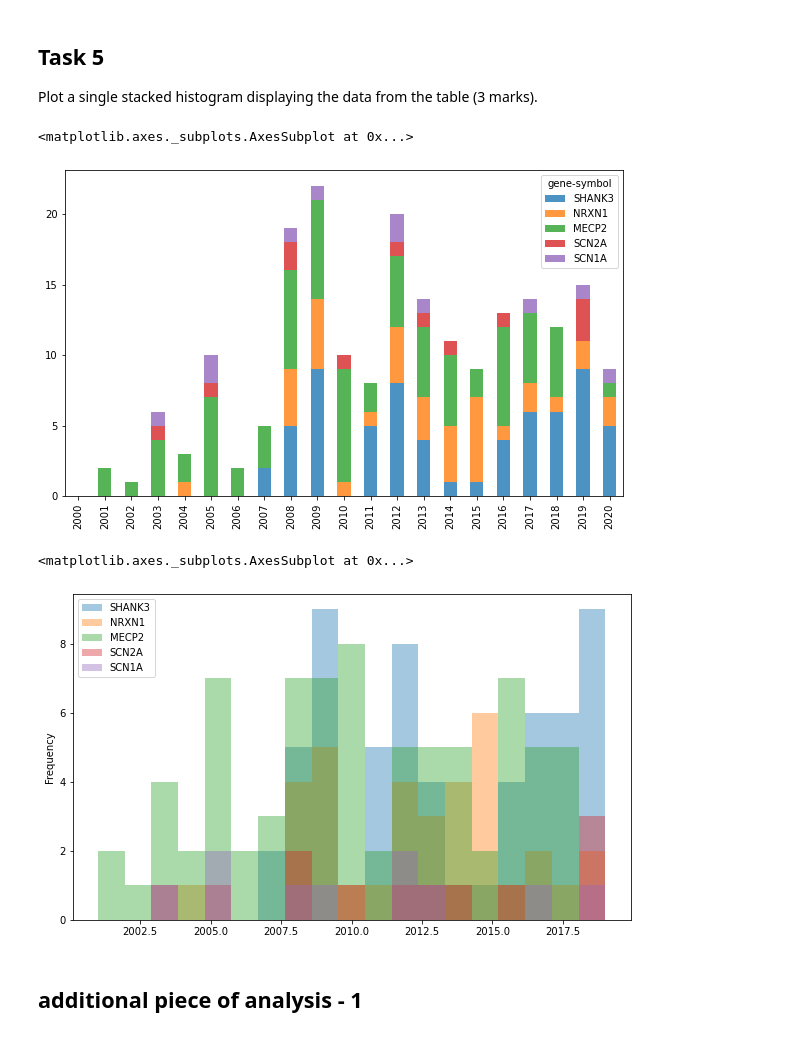
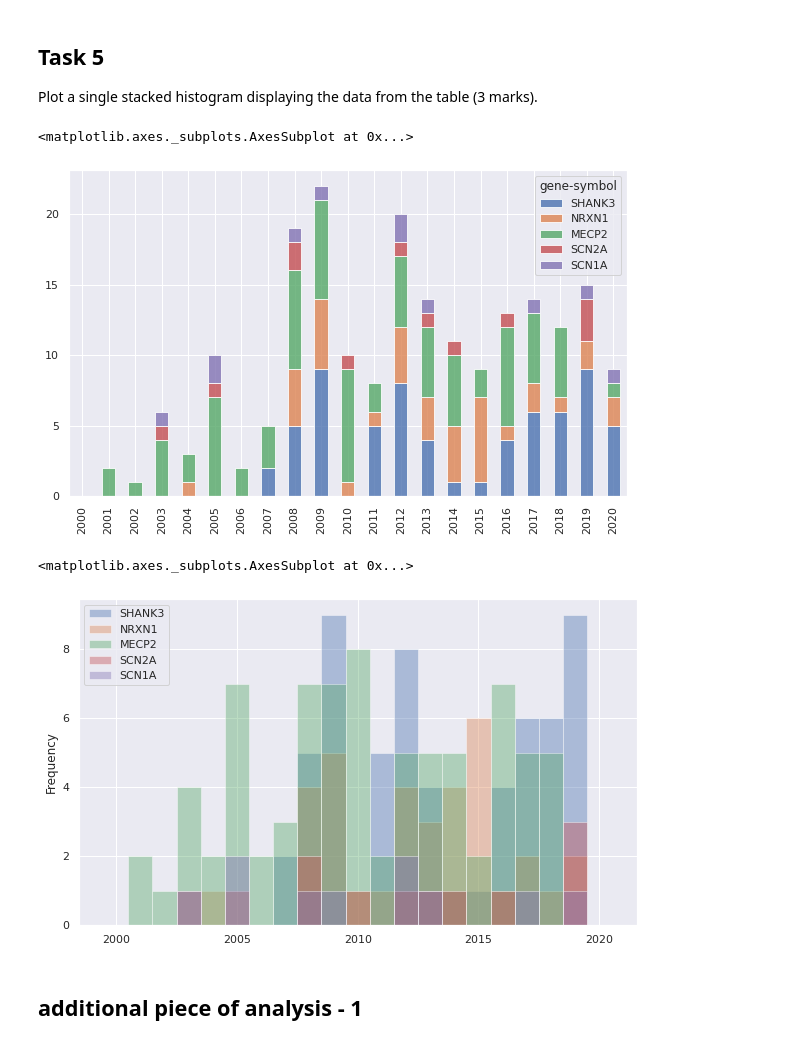
Before and after one commit to Mushi0/Bioinformatic-2, a Jupyter notebook: Part 1.ipynb, the cells around one changed output. Cells and saved outputs as stored; diff of their text form; code cells hidden in the pictures.

```diff
--- a/Part 1.ipynb
+++ b/Part 1.ipynb
@@ -37,6 +47,7 @@ SFARI_gene_counts
 | 2.0 | 207 |
 | 3.0 | 507 |
 # %%
+sns.set(rc={'figure.figsize':(5, 5)})
 SFARI_gene_counts.plot.bar(color = 'green', alpha=0.8)
 plt.xticks(rotation = 0)
 # %% [output]
@@ -144,6 +155,8 @@ counts_by_year.to_excel('counts_by_year.xls')
 
 Plot a single stacked histogram displaying the data from the table (3 marks).
 # %%
+sns.set(rc={'figure.figsize':(10, 6)})
+
 counts_by_year = pd.read_excel('counts_by_year.xls')
 counts_by_year.columns = ['gene-symbol'] + [i for i in range(2000, 2021, 1)]
 
@@ -153,19 +166,19 @@ counts_by_year_T.head()
 counts_by_year_T.plot.bar(stacked = True, figsize = (10, 6), alpha=0.8)
 # %% [output]
 <matplotlib.axes._subplots.AxesSubplot at 0x...>
-[figure, old version]
+[figure, new version]
 # %%
 counts_by_year_2 = pd.DataFrame()
 
 for i in range(len(counts_by_year)):
     for j in range(2000, 2020, 1):
         for k in range(counts_by_year.loc[i, j]):
             counts_by_year_2 = counts_by_year_2.append({counts_by_year.loc[i, 'gene-symbol']: int(j)}, ignore_index = True)
 
-counts_by_year_2.plot.hist(figsize = (10, 6), bins = 19, alpha=0.4)
+counts_by_year_2.plot.hist(figsize = (10, 6), bins = [i - 0.5 for i in range(2000, 2022)], alpha=0.4)
 # %% [output]
 <matplotlib.axes._subplots.AxesSubplot at 0x...>
-[figure, old version]
+[figure, new version]
 # %% [markdown]
 ## additional piece of analysis - 1
 # %%
```
Also changed, not shown: parts of 5 cells of this notebook, 12 other files.
